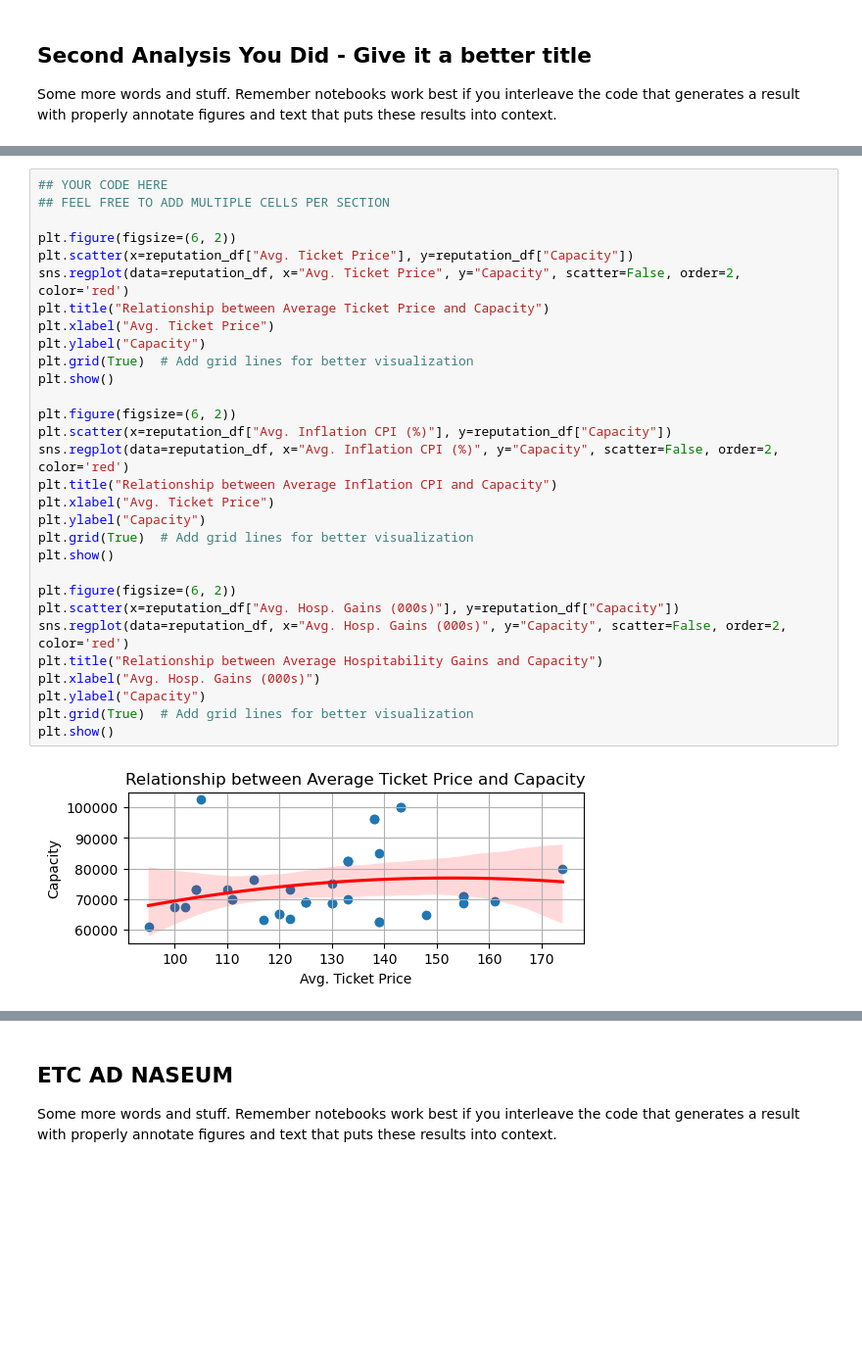
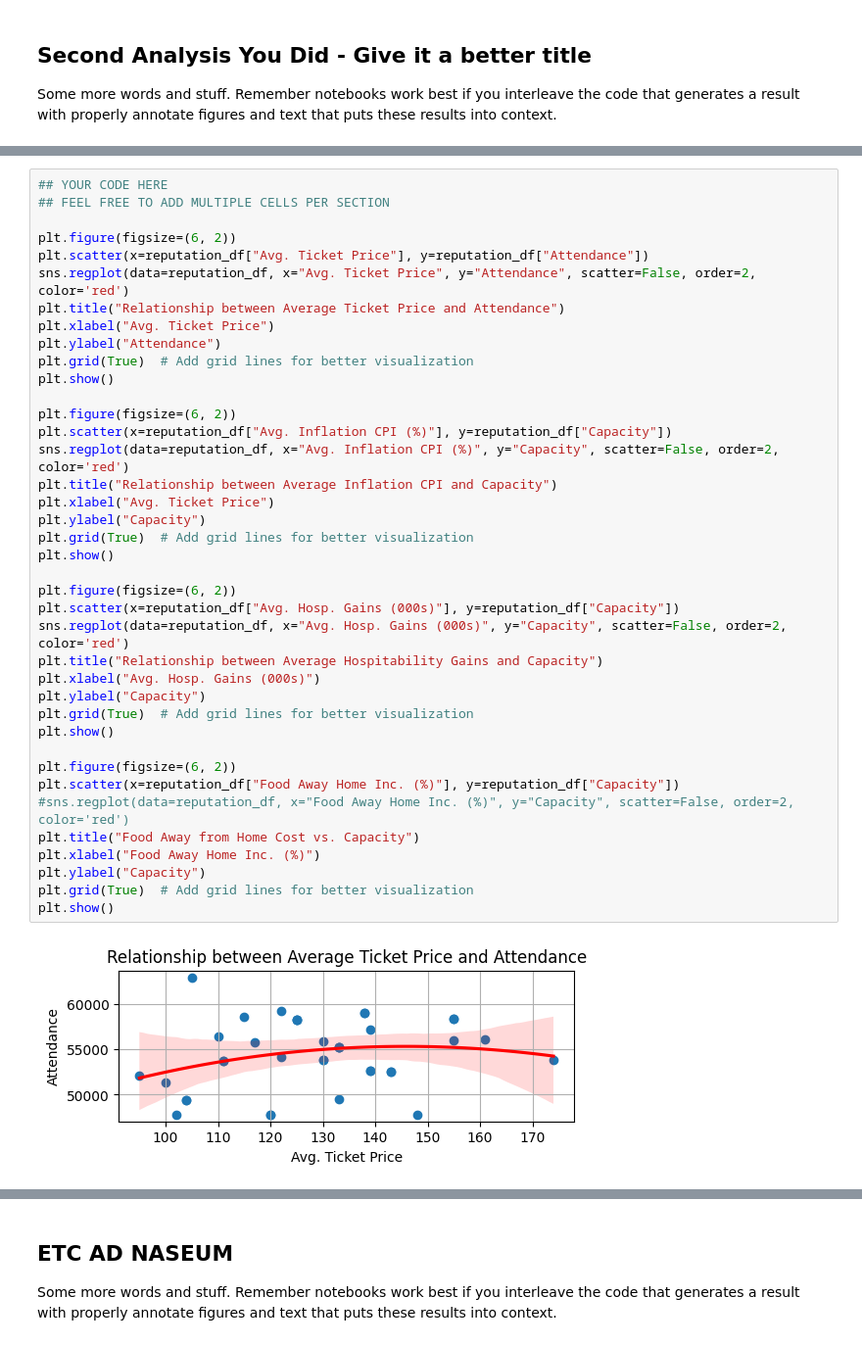
Before and after one commit to AnikAlam/AnikAlam_COGS108_EDA, a Jupyter notebook: FinalProject_groupXXX.ipynb, the cells around one changed output, grey strips where cells are left out. Shown at 98% size. Saved outputs shown, nothing was run; the diff lists cells and outputs as text; blank space fills up the shorter version.

Commit message:
added in another graph comparing food cost increase and capacity, as well as changing a graph to compare avg ticket price and attendance

```diff
--- a/FinalProject_groupXXX.ipynb
+++ b/FinalProject_groupXXX.ipynb
@@ -379,32 +382,41 @@ We now aim to create multiple scatter plots to explore the relationships between
 # %%
 ## YOUR CODE HERE
 ## FEEL FREE TO ADD MULTIPLE CELLS PER SECTION
 
 plt.figure(figsize=(6, 2))
-plt.scatter(x=reputation_df["Avg. Ticket Price"], y=reputation_df["Capacity"])
-sns.regplot(data=reputation_df, x="Avg. Ticket Price", y="Capacity", scatter=False, order=2, color='red')
-plt.title("Relationship between Average Ticket Price and Capacity")
+plt.scatter(x=reputation_df["Avg. Ticket Price"], y=reputation_df["Attendance"])
+sns.regplot(data=reputation_df, x="Avg. Ticket Price", y="Attendance", scatter=False, order=2, color='red')
+plt.title("Relationship between Average Ticket Price and Attendance")
 plt.xlabel("Avg. Ticket Price")
-plt.ylabel("Capacity")
+plt.ylabel("Attendance")
 plt.grid(True)  # Add grid lines for better visualization
 plt.show()
 
 plt.figure(figsize=(6, 2))
 plt.scatter(x=reputation_df["Avg. Inflation CPI (%)"], y=reputation_df["Capacity"])
 sns.regplot(data=reputation_df, x="Avg. Inflation CPI (%)", y="Capacity", scatter=False, order=2, color='red')
 plt.title("Relationship between Average Inflation CPI and Capacity")
 plt.xlabel("Avg. Ticket Price")
 plt.ylabel("Capacity")
 plt.grid(True)  # Add grid lines for better visualization
 plt.show()
 
 plt.figure(figsize=(6, 2))
 plt.scatter(x=reputation_df["Avg. Hosp. Gains (000s)"], y=reputation_df["Capacity"])
 sns.regplot(data=reputation_df, x="Avg. Hosp. Gains (000s)", y="Capacity", scatter=False, order=2, color='red')
 plt.title("Relationship between Average Hospitability Gains and Capacity")
 plt.xlabel("Avg. Hosp. Gains (000s)")
 plt.ylabel("Capacity")
 plt.grid(True)  # Add grid lines for better visualization
 plt.show()
+
+plt.figure(figsize=(6, 2))
+plt.scatter(x=reputation_df["Food Away Home Inc. (%)"], y=reputation_df["Capacity"])
+#sns.regplot(data=reputation_df, x="Food Away Home Inc. (%)", y="Capacity", scatter=False, order=2, color='red')
+plt.title("Food Away from Home Cost vs. Capacity")
+plt.xlabel("Food Away Home Inc. (%)")
+plt.ylabel("Capacity")
+plt.grid(True)  # Add grid lines for better visualization
+plt.show()
 # %% [output]
-[figure, old version]
+[figure, new version]
```
Also changed, not shown: parts of 3 cells of this notebook.
